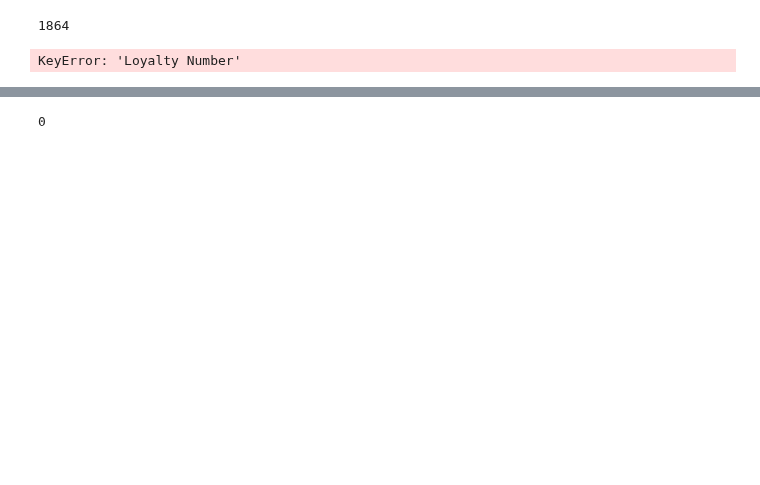
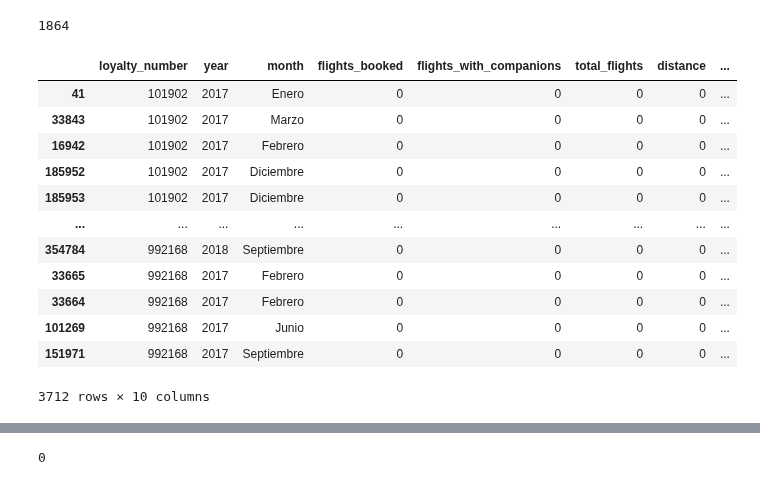
Before and after one commit to Adalab/bda-modulo-3-evaluacion-final-MarPastor, a Jupyter notebook: notebook/final_evaluation_mod3_marpastor.ipynb, the cells around one changed output, grey strips where cells are left out. Saved outputs shown, nothing was run; the diff lists cells and outputs as text; code cells hidden in the pictures; blank space fills up the shorter version.

```diff
--- a/notebook/final_evaluation_mod3_marpastor.ipynb
+++ b/notebook/final_evaluation_mod3_marpastor.ipynb
@@ -268,10 +277,24 @@ df_flight.duplicated().sum()
 # %% [output]
 1864
 # %%
+# crear una mascara que guarde los datos duplicados del DataFrame usando la función 'duplicated()'
+
 mascara = df_flight.duplicated(keep=False) # mantenemos visible las entradas originales y las duplicadas
-df_flight[mascara].sort_values('Loyalty Number') # aplicamos la mascara para la columna de los id de los clientes que deben ser unicos
+df_flight[mascara].sort_values('loyalty_number') # aplicamos la mascara para la columna de los id de los clientes, que deben ser únicos
 
-# comprobamos que los clientes se repiten en los registros en diferentes meses y sin ningun otro dato registrado
+# obervación: comprobamos que un mismo cliente se repite en diferentes meses, pero sin ningún otro dato registrado en el resto de columnas
 # %% [output]
+|  | loyalty_number | year | month | flights_booked | flights_with_companions | total_flights | distance | ... |
+| 41 | 101902 | 2017 | Enero | 0 | 0 | 0 | 0 | ... |
+| 33843 | 101902 | 2017 | Marzo | 0 | 0 | 0 | 0 | ... |
+| 16942 | 101902 | 2017 | Febrero | 0 | 0 | 0 | 0 | ... |
+| 185952 | 101902 | 2017 | Diciembre | 0 | 0 | 0 | 0 | ... |
+| 185953 | 101902 | 2017 | Diciembre | 0 | 0 | 0 | 0 | ... |
+| ... | ... | ... | ... | ... | ... | ... | ... | ... |
+| 354784 | 992168 | 2018 | Septiembre | 0 | 0 | 0 | 0 | ... |
+| 33665 | 992168 | 2017 | Febrero | 0 | 0 | 0 | 0 | ... |
+| 33664 | 992168 | 2017 | Febrero | 0 | 0 | 0 | 0 | ... |
+| 101269 | 992168 | 2017 | Junio | 0 | 0 | 0 | 0 | ... |
+| 151971 | 992168 | 2017 | Septiembre | 0 | 0 | 0 | 0 | ... |
-KeyError: 'Loyalty Number'
+3712 rows × 10 columns
 # %%
```
Also changed, not shown: parts of 27 cells of this notebook.
